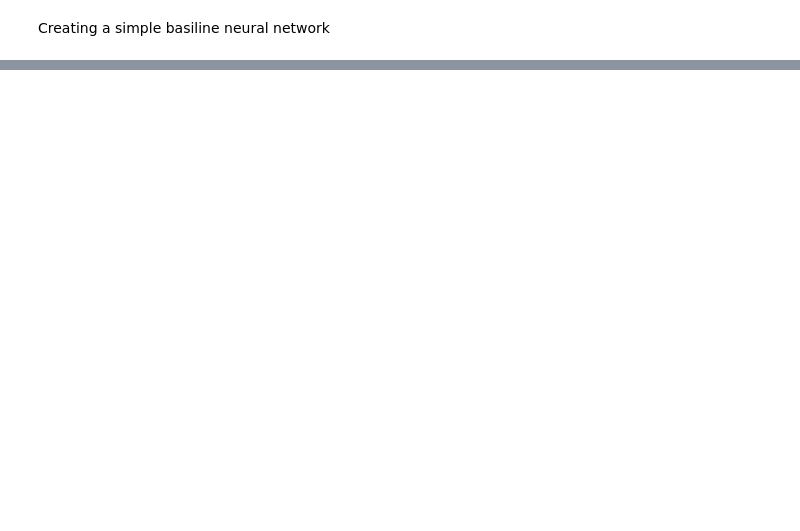
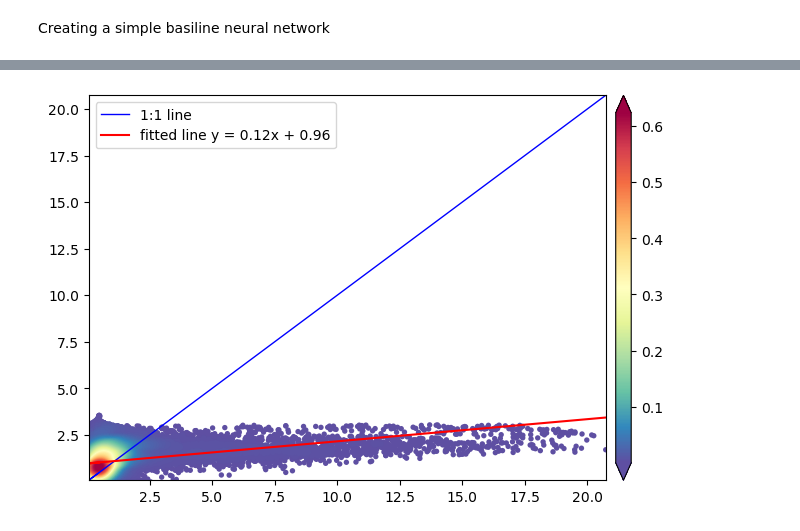
Before and after one commit to Reubenpt123/DAV, a Jupyter notebook: Baseline_models.ipynb, the cells around one changed output, grey strips where cells are left out. Drawn from its saved outputs; the diff is of its cells as text; code cells hidden in the pictures; blank space fills up the shorter version.

```diff
--- a/Baseline_models.ipynb
+++ b/Baseline_models.ipynb
@@ -293,0 +348,5 @@ fig.show()
+# %%
+# phase_0['fluors'] vs phase_0['lin_fluors_pred'] (Training set)
+scatterplot(phase_0['fluors'], phase_0['lin_fluors_pred'])
+# %% [output]
+[figure, added]
```
Also changed, not shown: parts of 16 cells of this notebook.
